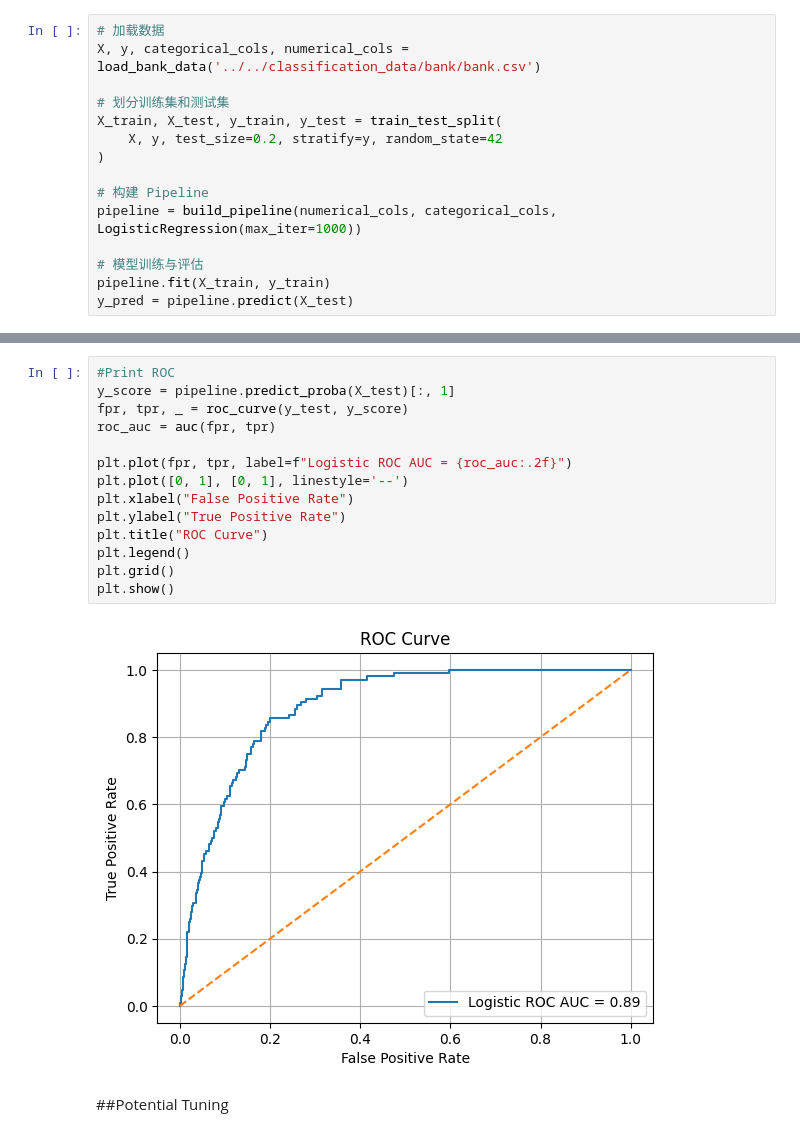
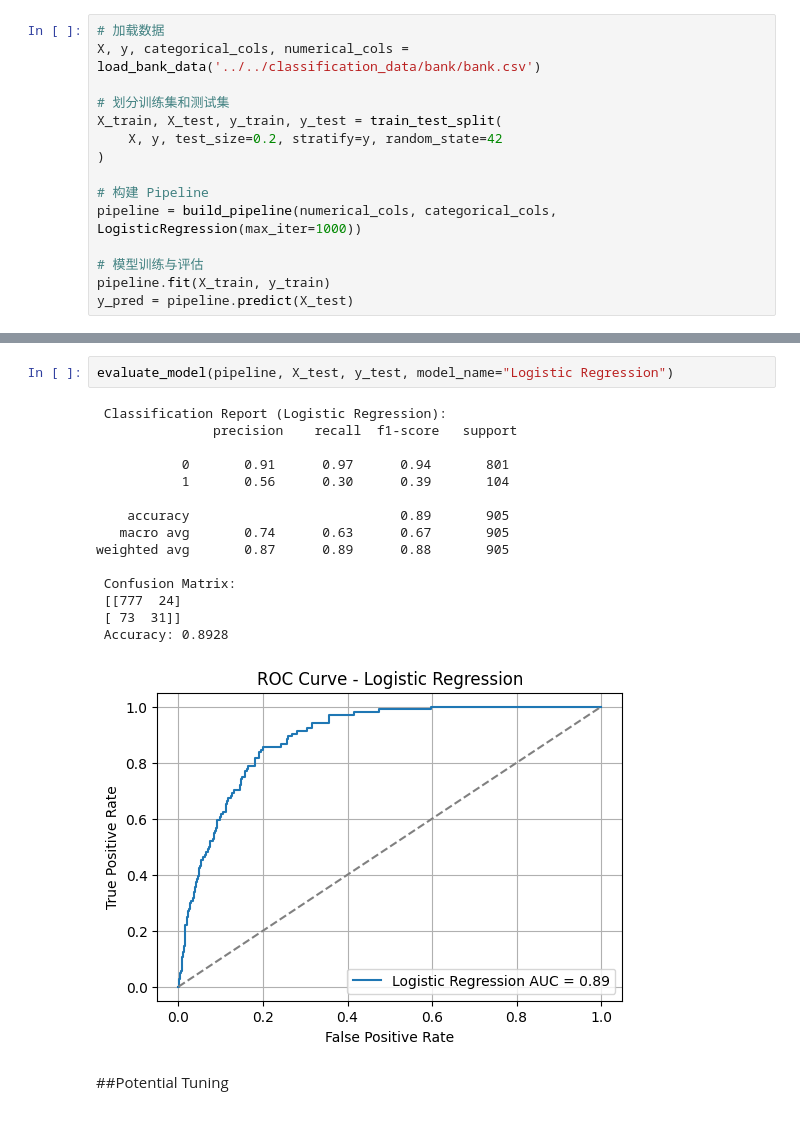
Before and after one commit to Zihanming/ML_learning, a Jupyter notebook: linear_models/LogisticRegression/Logistic_regression.ipynb, the cells around one changed output, grey strips where cells are left out. Drawn from its saved outputs; the diff is of its cells as text.

```diff
--- a/linear_models/LogisticRegression/Logistic_regression.ipynb
+++ b/linear_models/LogisticRegression/Logistic_regression.ipynb
@@ -185,19 +164,21 @@ weighted avg       0.87      0.89      0.88       905
-# %%
-#Print ROC
-y_score = pipeline.predict_proba(X_test)[:, 1]
-fpr, tpr, _ = roc_curve(y_test, y_score)
-roc_auc = auc(fpr, tpr)
-
-plt.plot(fpr, tpr, label=f"Logistic ROC AUC = {roc_auc:.2f}")
-plt.plot([0, 1], [0, 1], linestyle='--')
-plt.xlabel("False Positive Rate")
-plt.ylabel("True Positive Rate")
-plt.title("ROC Curve")
-plt.legend()
-plt.grid()
-plt.show()
-# %% [output]
-[figure, removed]
+# %%
+evaluate_model(pipeline, X_test, y_test, model_name="Logistic Regression")
+# %% [output]
+ Classification Report (Logistic Regression):
+               precision    recall  f1-score   support
+
+           0       0.91      0.97      0.94       801
+           1       0.56      0.30      0.39       104
+
+    accuracy                           0.89       905
+   macro avg       0.74      0.63      0.67       905
+weighted avg       0.87      0.89      0.88       905
+
+ Confusion Matrix:
+ [[777  24]
+ [ 73  31]]
+ Accuracy: 0.8928
+[figure, added]
 # %% [markdown]
 ##Potential Tuning
 # %%
```
Also changed, not shown: parts of 2 cells of this notebook, 2 other files.
